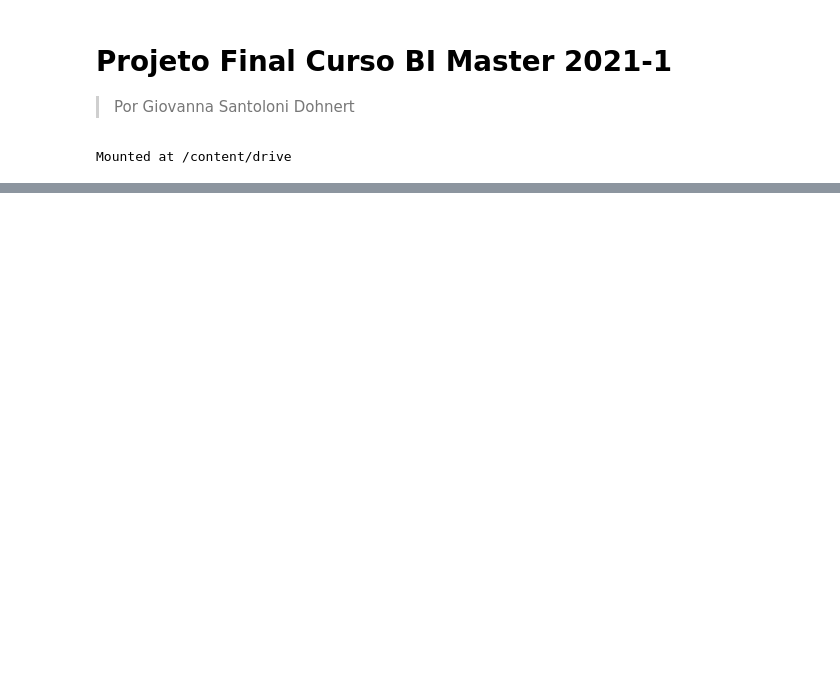
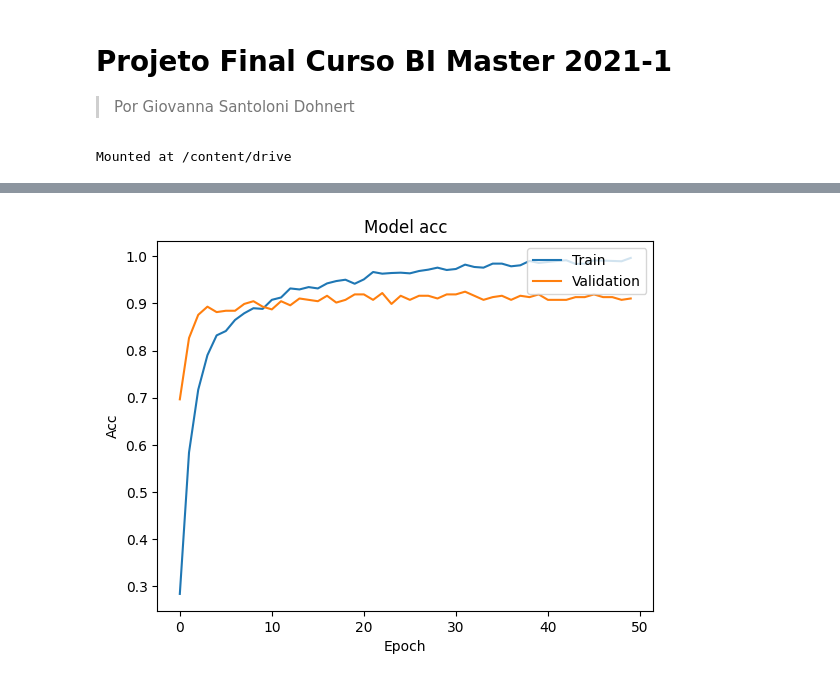
Before and after one commit to giovannasantoloni/PoCs, a Jupyter notebook: Projeto_Final_Curso_BI_Master_2021_1_Giovanna_Dohnert.ipynb, the cells around one changed output, grey strips where cells are left out. Saved outputs shown, nothing was run; the diff lists cells and outputs as text; code cells hidden in the pictures; blank space fills up the shorter version.

```diff
--- a/Projeto_Final_Curso_BI_Master_2021_1_Giovanna_Dohnert.ipynb
+++ b/Projeto_Final_Curso_BI_Master_2021_1_Giovanna_Dohnert.ipynb
@@ -251,0 +340,11 @@ Podemos calcular a acurácia do modelo a partir da matriz de confusão, o que ap
+# %%
+# Plotar o gráfico de acc durante o treinamento
+plt.plot(history.history['acc'])
+plt.plot(history.history['val_acc'])
+plt.title('Model acc')
+plt.ylabel('Acc')
+plt.xlabel('Epoch')
+plt.legend(['Train', 'Validation'], loc='upper right')
+plt.show()
+# %% [output]
+[figure, added]
```
Also changed, not shown: parts of 38 cells of this notebook.
